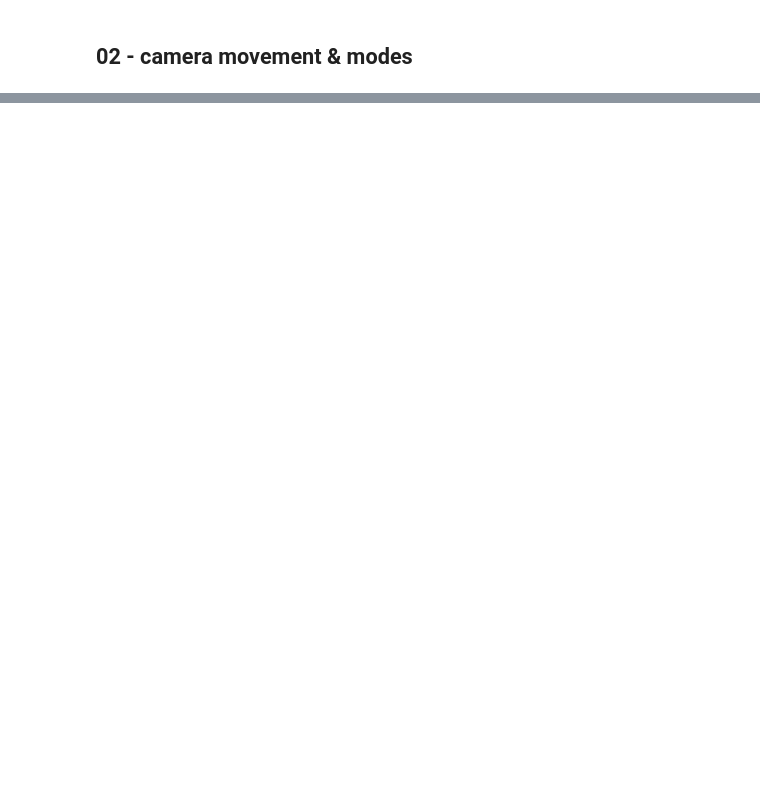
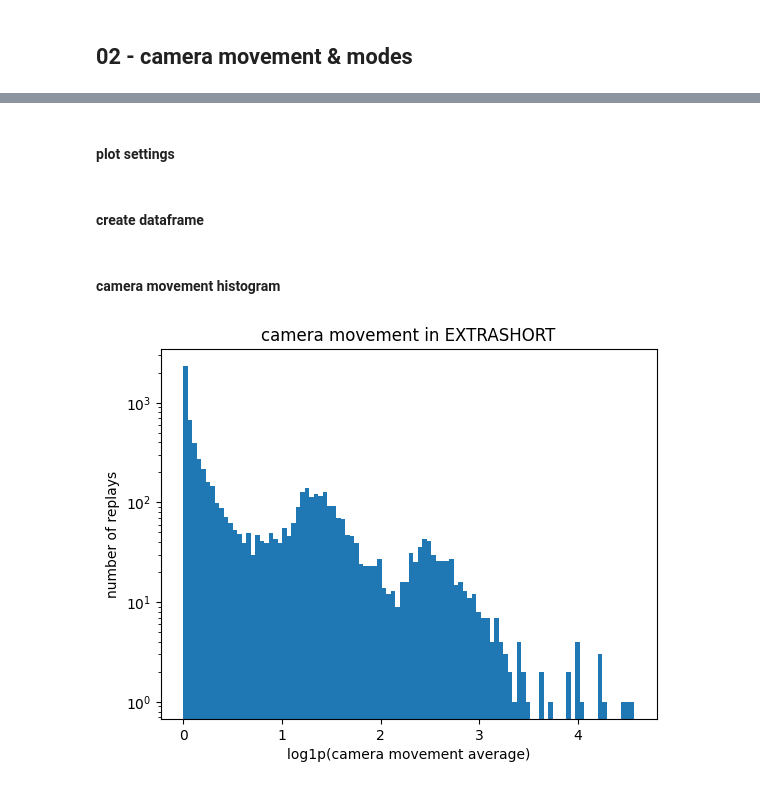
Before and after one commit to YUKiS7/GRL2-Bridging-Clusterer, a Jupyter notebook: notebooks/02_data-analysis.ipynb, the cells around one changed output, grey strips where cells are left out. Cells and saved outputs as stored; diff of their text form; code cells hidden in the pictures; blank space fills up the shorter version.

Commit message:
some clustering

```diff
--- a/notebooks/02_data-analysis.ipynb
+++ b/notebooks/02_data-analysis.ipynb
@@ -118,0 +144,2 @@ plt.show()
+# %% [markdown]
+#### plot settings
@@ -118,0 +151,24 @@ plt.show()
+# %% [markdown]
+#### create dataframe
+# %%
+df_clustering = pd.DataFrame({
+    "idAnonymous": df_wide["idAnonymous"],
+    "fastBuilderMode": df_wide["fastBuilderMode"],
+    "movement_avg": movement_avg,
+    "movement_std": movement_std,
+    "turn_avg_log": np.log1p(turn_avg),
+})
+# %% [markdown]
+#### camera movement histogram
+# %%
+is_mode = df_clustering["fastBuilderMode"] == "EXTRASHORT"
+df_clustering_extrashort = df_clustering[is_mode]
+
+plt.hist(df_clustering_extrashort["turn_avg_log"], bins=100)
+plt.xlabel("log1p(camera movement average)")
+plt.yscale("log")
+plt.ylabel("number of replays")
+plt.title("camera movement in EXTRASHORT")
+plt.show()
+# %% [output]
+[figure, added]
```
Also changed, not shown: parts of 20 cells of this notebook.
